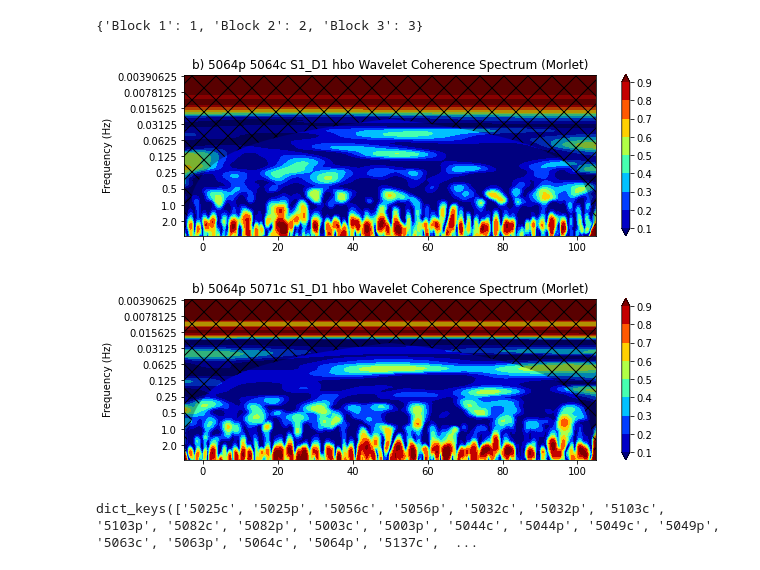
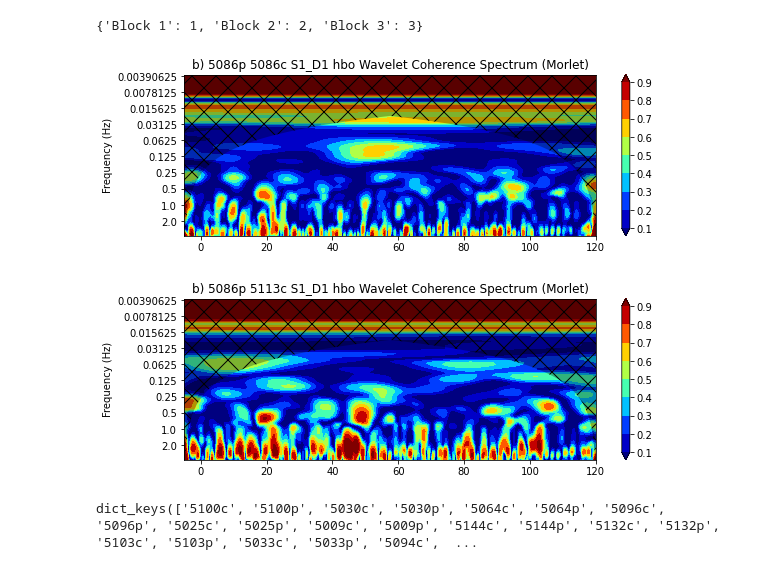
Before and after one commit to ChildBrainLab/LCBDtools, a Jupyter notebook: scripts/NIRS/notebooks/fnirs-synchrony-eDOC.ipynb, the cells around one changed output. Drawn from its saved outputs; the diff is of its cells as text; code cells hidden in the pictures.

Commit message:
Updated MRI & NIRS preprocessing pipelines

```diff
--- a/scripts/NIRS/notebooks/fnirs-synchrony-eDOC.ipynb
+++ b/scripts/NIRS/notebooks/fnirs-synchrony-eDOC.ipynb
@@ -626,0 +664,11 @@ Bad channels in subject 5047c : ['S3_D2 760', 'S3_D2 850']
+# %%
+#Creating a dictionary variable to store bad channels for later
+bad_channels_dict = {}
+
+for dscan in pps:
+
+    for scan in dscan:
+
+        bads = scan.info['bads']
+        bad_channels_dict[scan.info['subject_info']['his_id']] = \
+            bads
@@ -642,13 +701,28 @@ epoch_df = {}
 # loop over the dyads in the preprocessed list
 for dscan in pps:
 
+    # February 9th 2023
+    # Clayton update to prune subjects who have
+    # >= 10 channels dropped from the SCI function during preprocessing
+    max_bad = max([len(scan.info['bads']) for scan in dscan])
+    # whichever number is higher ^, num. of channels dropped in
+    # either parent or child
+
+    if max_bad >= 10:
+        for scan in dscan:
+            sub_num = scan.info['subject_info']['his_id']
+            print("Subject {} was dropped from further analysis.".format(sub_num))
+
+        continue # skip this dyad
+        # if max_bad is greater than or equal to 10
+
     # for each scan in the dyad
     for scan in dscan:
 
         # set their location in the epoch df to a dictionary
         epoch_df[scan.info['subject_info']['his_id']] = {}
 
-#         for i, ROI in enumerate(ROIs.keys()):
+#        for i, ROI in enumerate(ROIs.keys()):
 
         # loop over ROIs (channels here)
         for i, ROI in enumerate([ch for ch in scan.info['ch_names'] if "hbo" in ch]):
@@ -669,7 +743,7 @@ for dscan in pps:
                 event_id={list(event_dict.keys())[0]: list(event_dict.values())[0]}, # the first event key
                 tmin=tmin, # epoch relative start time
                 tmax=playtmax, # epoch relative end time
-                baseline=(None, 0), # baseline window to subtract
+                baseline= (None, 0), # baseline window to subtract
 #                 reject=reject_criteria,
                 reject_by_annotation=True,
                 detrend=1, # linear detrend
@@ -687,7 +761,7 @@ for dscan in pps:
                 event_id={list(event_dict.keys())[1]: list(event_dict.values())[1]},
                 tmin=tmin,
                 tmax=puzzletmax,
-                baseline=(None, 0),
+                baseline= (None, 0),
 #                 reject=reject_criteria,
                 reject_by_annotation=True,
                 detrend=1,
@@ -768,23 +856,23 @@ event_dict
 # %% [output]
 {'Block 1': 1, 'Block 2': 2, 'Block 3': 3}
 # %%
-# example WCT between a real dyad, puzzle block (1), iteration 0 (0)
+# example WCT between a real dyad, puzzle block (1), iteration/trial 0 (0)
 WCT, aWCT, coi, freqs, sig95 = mne_wavelet_coherence_transform(
-    epoch_df['5064p']['S1_D1 hbo'][1][0].copy(),
-    epoch_df['5064c']['S1_D1 hbo'][1][0].copy(),
+    epoch_df['5086p']['S1_D1 hbo'][2][3].copy(),
+    epoch_df['5086c']['S1_D1 hbo'][2][3].copy(),
     plot=True)
 
 # same WCT but a random false dyad
 WCT, aWCT, coi, freqs, sig95 = mne_wavelet_coherence_transform(
-    epoch_df['5064p']['S1_D1 hbo'][1][0].copy(),
-    epoch_df['5071c']['S1_D1 hbo'][1][0].copy(),
+    epoch_df['5086p']['S1_D1 hbo'][2][3].copy(),
+    epoch_df['5113c']['S1_D1 hbo'][2][3].copy(),
     plot=True)
 # %% [output]
-[figure, old version]
+[figure, new version]
-[figure, old version]
+[figure, new version]
 # %%
 # list out all the subjects in the epoch df
 epoch_df.keys()
 # %% [output]
-dict_keys(['5025c', '5025p', '5056c', '5056p', '5032c', '5032p', '5103c', '5103p', '5082c', '5082p', '5003c', '5003p', '5044c', '5044p', '5049c', '5049p', '5063c', '5063p', '5064c', '5064p', '5137c',  ...
+dict_keys(['5100c', '5100p', '5030c', '5030p', '5064c', '5064p', '5096c', '5096p', '5025c', '5025p', '5009c', '5009p', '5144c', '5144p', '5132c', '5132p', '5103c', '5103p', '5033c', '5033p', '5094c',  ...
 # %%
```
Also changed, not shown: parts of 125 cells of this notebook, 15 other files.
